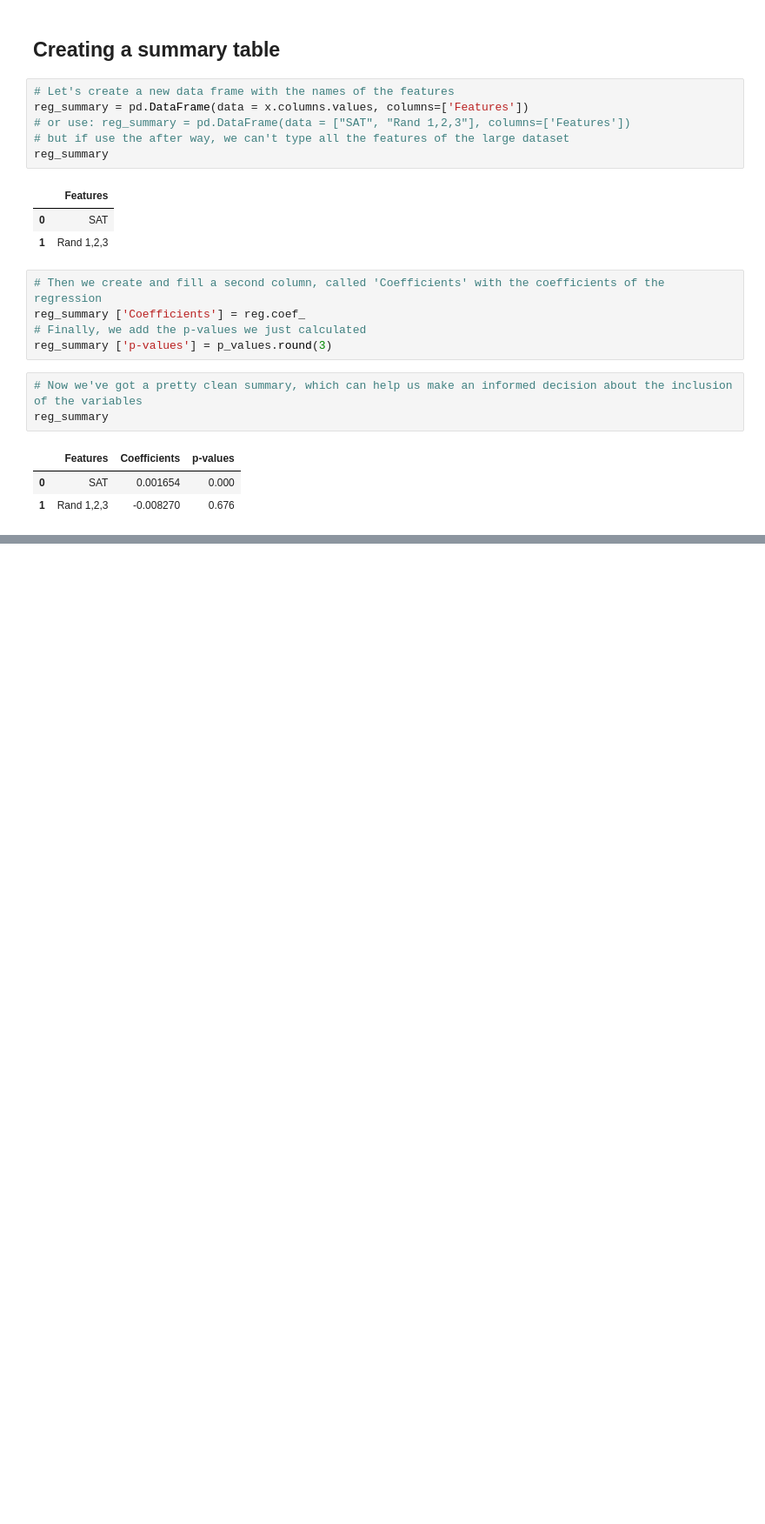
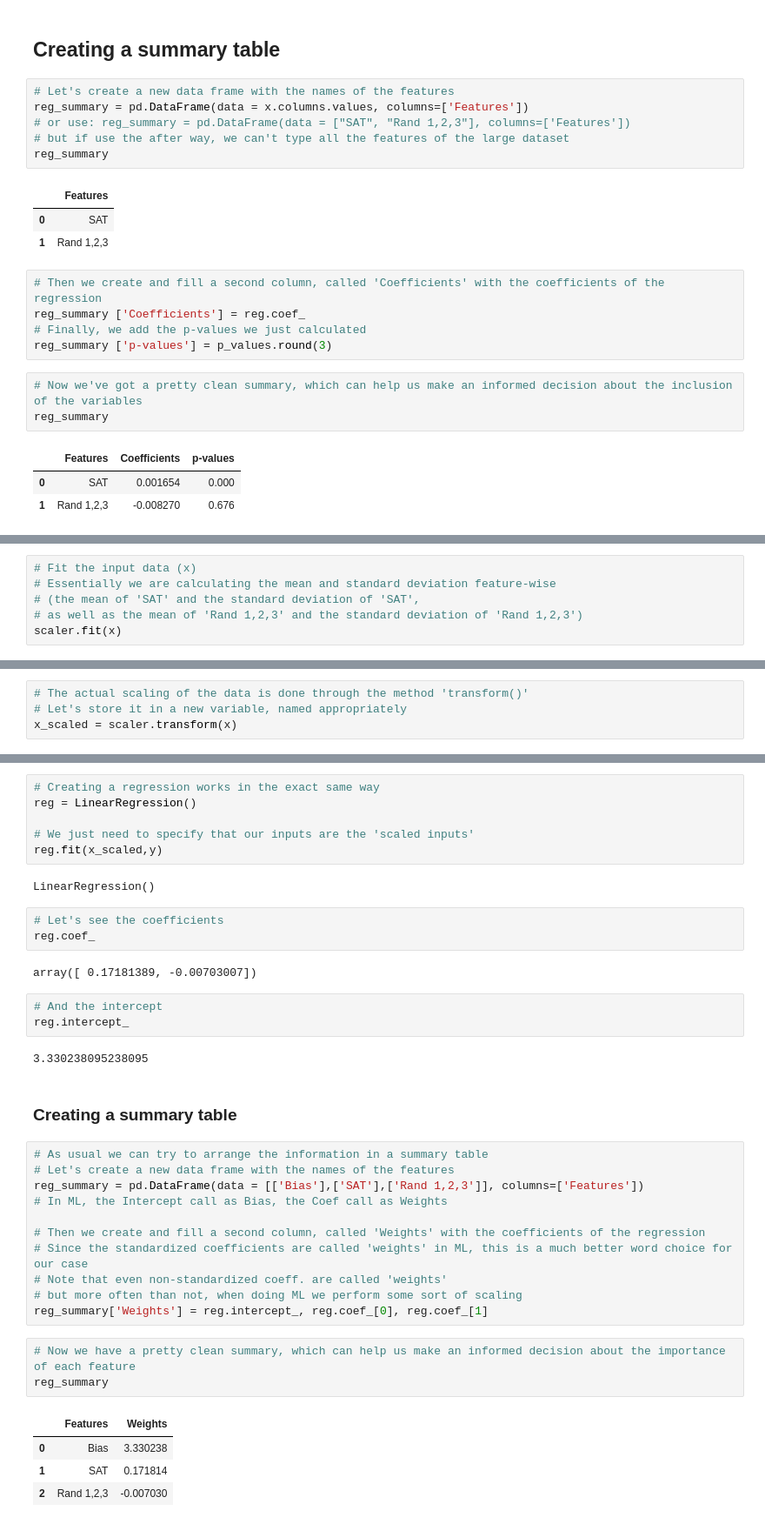
Before and after one commit to Trunkg0d/Complete-Data-Science-Tutorial, a Jupyter notebook: Linear Regression with Sklearn.ipynb, the cells around one changed output, grey strips where cells are left out. Shown at 87% size. Drawn from its saved outputs; the diff is of its cells as text; blank space fills up the shorter version.

Commit message:
Finish Feature Scaling and Predicting with it

```diff
--- a/Linear Regression with Sklearn.ipynb
+++ b/Linear Regression with Sklearn.ipynb
@@ -327,0 +338,6 @@ reg_summary
+# %%
+# Fit the input data (x)
+# Essentially we are calculating the mean and standard deviation feature-wise
+# (the mean of 'SAT' and the standard deviation of 'SAT',
+# as well as the mean of 'Rand 1,2,3' and the standard deviation of 'Rand 1,2,3')
+scaler.fit(x)
@@ -327,0 +346,4 @@ reg_summary
+# %%
+# The actual scaling of the data is done through the method 'transform()'
+# Let's store it in a new variable, named appropriately
+x_scaled = scaler.transform(x)
@@ -327,0 +374,39 @@ reg_summary
+# %%
+# Creating a regression works in the exact same way
+reg = LinearRegression()
+
+# We just need to specify that our inputs are the 'scaled inputs'
+reg.fit(x_scaled,y)
+# %% [output]
+LinearRegression()
+# %%
+# Let's see the coefficients
+reg.coef_
+# %% [output]
+array([ 0.17181389, -0.00703007])
+# %%
+# And the intercept
+reg.intercept_
+# %% [output]
+3.330238095238095
+# %% [markdown]
+### Creating a summary table
+# %%
+# As usual we can try to arrange the information in a summary table
+# Let's create a new data frame with the names of the features
+reg_summary = pd.DataFrame(data = [['Bias'],['SAT'],['Rand 1,2,3']], columns=['Features'])
+# In ML, the Intercept call as Bias, the Coef call as Weights
+
+# Then we create and fill a second column, called 'Weights' with the coefficients of the regression
+# Since the standardized coefficients are called 'weights' in ML, this is a much better word choice for our case
+# Note that even non-standardized coeff. are called 'weights'
+# but more often than not, when doing ML we perform some sort of scaling
+reg_summary['Weights'] = reg.intercept_, reg.coef_[0], reg.coef_[1]
+# %%
+# Now we have a pretty clean summary, which can help us make an informed decision about the importance of each feature
+reg_summary
+# %% [output]
+|  | Features | Weights |
+| 0 | Bias | 3.330238 |
+| 1 | SAT | 0.171814 |
+| 2 | Rand 1,2,3 | -0.007030 |
```
Also changed, not shown: parts of 15 cells of this notebook.
